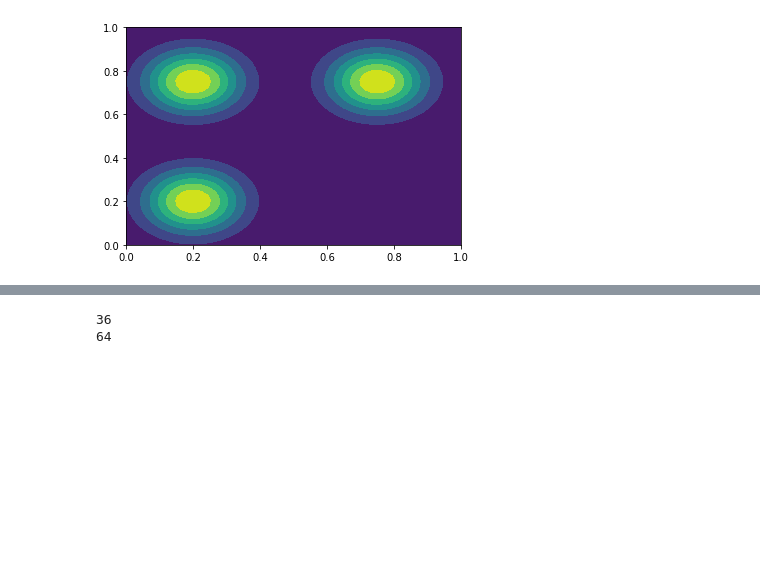
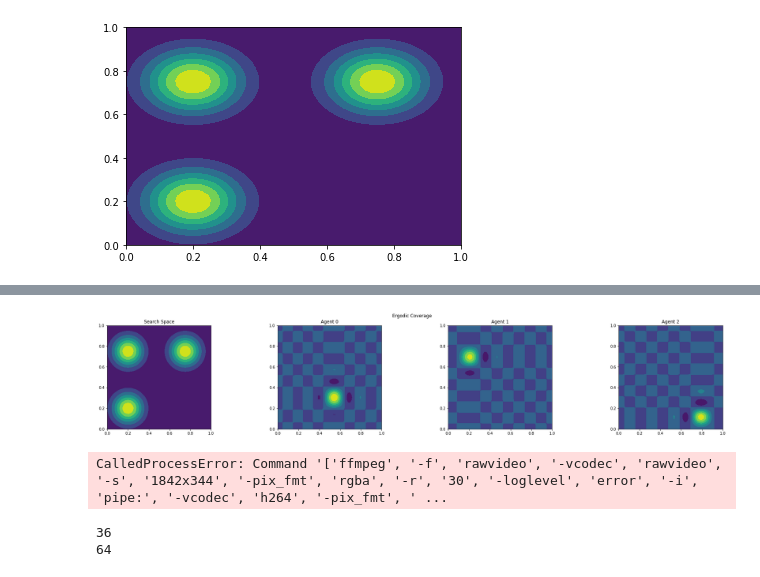
Before and after one commit to enkokoro/ergodic, a Jupyter notebook: ergodic_research.ipynb, the cells around one changed output, grey strips where cells are left out. Drawn from its saved outputs; the diff is of its cells as text; code cells hidden in the pictures; blank space fills up the shorter version.

```diff
--- a/ergodic_research.ipynb
+++ b/ergodic_research.ipynb
@@ -21,7 +22,7 @@ def get_h_k(new_k, U_shape):
 def get_fourier_fn_k(new_k, U_shape):
     # only torch one because we need gradient
     h_k = torch.tensor(get_h_k(new_k, U_shape))
-    return lambda x : (1/h_k) * torch.prod(torch.cos(x*new_k))
+    return lambda x : (1/h_k) * torch.prod(torch.cos(x*torch.tensor(new_k)))
 
 def get_lambda_k(new_k, n):
     s = (n+1)/2
@@ -40,7 +41,7 @@ def get_grad_fourier_fn_k(fourier_k):
 
 def get_functions_k(k, mu_dist, U_shape, N):
     n = len(U_shape)
-    new_k = torch.tensor(k)*np.pi/torch.tensor(U_shape)
+    new_k = np.array(k)*np.pi/np.array(U_shape)
     fourier_k = get_fourier_fn_k(new_k, U_shape)
     grad_fourier_k = get_grad_fourier_fn_k(fourier_k)
     lambda_k = get_lambda_k(new_k, n)
@@ -48,7 +49,7 @@ def get_functions_k(k, mu_dist, U_shape, N):
     return {'fourier_k': fourier_k,
             'grad_fourier_k': grad_fourier_k,
             'mu_k': mu_k,
-            'C_k': torch.zeros(N, 1),
+            'C_k': np.zeros(N, 1),
             'lambda_k': lambda_k}
 
 def get_functions(U_shape, mu_dist, K, N):
@@ -288,7 +313,7 @@ p2_total:  0.1863622475404353
 [figure]
 # %%
 """ Parameters """
-x = [torch.tensor([0.54,0.3]), torch.tensor([0.2, 0.7]), torch.tensor([0.8, 0.1])]
+x = [np.array([0.54,0.3]), np.array([0.2, 0.7]), np.array([0.8, 0.1])]
 U_shape=(1, 1)
 n = len(U_shape)
 mu_dist=p1
@@ -298,17 +323,17 @@ K=10
 u_max=0.5
 filename="mm_ergodic_order2"
 num_iter= 2000
-O = torch.ones(3, 3) # A = 1 full communication
-I = torch.diag(torch.ones(3)) # A = Id isolation
-P = torch.tensor([[1, 1, 0], # A = P
+O = np.ones((3, 3)) # A = 1 full communication
+I = np.diag(np.ones(3)) # A = Id isolation
+P = np.array([[1, 1, 0], # A = P
                   [1, 1, 0],
                   [0, 0, 1]])
 
-C = torch.tensor([[1, 1, 0], # A = C
+C = np.array([[1, 1, 0], # A = C
                   [1, 1, 1],
                   [0, 1, 0]]) # some weird pairing
 # Also A = Lr : communicates with things within radius r
-A = P.double()
+A = P
 
 fourier = {}
 grad_fourier = {}
@@ -316,7 +341,7 @@ lambd = {}
 mu = {}
 for k in np.ndindex(*[K]*n):
     print(k)
-    new_k = torch.tensor(k)*np.pi/torch.tensor(U_shape)
+    new_k = np.array(k)*np.pi/np.array(U_shape)
     fourier[k] = get_fourier_fn_k(new_k, U_shape)
     grad_fourier[k] = get_grad_fourier_fn_k(fourier[k])
     lambd[k] = get_lambda_k(new_k, n)
@@ -469,8 +543,8 @@ if filename is not None:
 # %%
 """ Animate c_k """
-frames = 500# len(overall_e_log)
+frames = 50#500# len(overall_e_log)
 
-fig, (ax0, *ax) = plt.subplots(1, N+1)
+fig, (ax0, *ax) = plt.subplots(1, N+1, figsize=(6.4*(N+1), 4.8))
 fig.suptitle('Ergodic Coverage')
 fig.tight_layout()
 
@@ -490,41 +564,45 @@ for i in range(N):
     pos_ln, = ax0.plot(pos_data[i][0], pos_data[i][1], c=colors[i], label=i)
     ax[i].set_title(f'Agent {i}')
     pos_lns.append(pos_ln)
-    f_c_k = lambda x: sum([agents[i].c_k_log[0][k]*fourier[k](torch.tensor(x)) for k in agents[i].k_bands])
+    f_c_k = lambda x: sum([agents[i].c_k_log[0][k]*fourier[k](torch.tensor(x)).numpy() for k in agents[i].k_bands])
+    ax[i].set_aspect('equal')
     c_k_ln = ax[i].contourf(X, Y, np.array(list(map(f_c_k, _s))).reshape(X.shape))
     c_k_lns.append(c_k_ln)
 
 def animate2d_init():
     c_k_collections = [c_k_ln.collections for c_k_ln in c_k_lns]
     return (*pos_lns, *c_k_collections)
 
 
 def animate2d_from_logs_update(frame):
     for i in range(N):
         pos_data[i][0].append(agents[i].x_log[frame][0])
         pos_data[i][1].append(agents[i].x_log[frame][1])
         pos_lns[i].set_data(pos_data[i][0], pos_data[i][1])
 
         for tp in c_k_lns[i].collections:
             tp.remove()
-        f_c_k = lambda x: sum([agents[i].c_k_log[frame][k]*fourier[k](torch.tensor(x)) for k in agents[i].k_bands])
+        f_c_k = lambda x: sum([agents[i].c_k_log[frame][k]*fourier[k](torch.tensor(x)).numpy() for k in agents[i].k_bands])
         c_k_lns[i] = ax[i].contourf(X, Y, np.array(list(map(f_c_k, _s))).reshape(X.shape))
         c_k_collections = [c_k_ln.collections for c_k_ln in c_k_lns]
     return (*pos_lns, *c_k_collections)
 
 
 update = animate2d_from_logs_update
 # frames = len(overall_e_log)
 
 
 FFwriter = animation.writers['ffmpeg']
 writer = FFwriter(fps=30, metadata=dict(artist='Me'), bitrate=1800)
 anime = animation.FuncAnimation(fig, animate2d_from_logs_update, init_func=animate2d_init,
                             frames=frames, interval=20, blit=False)
 
 plt.show()
 if filename is not None:
     anime.save(filename+"c_k_recon.mp4", writer=writer)
+# %% [output]
+[figure, added]
+CalledProcessError: Command '['ffmpeg', '-f', 'rawvideo', '-vcodec', 'rawvideo', '-s', '1842x344', '-pix_fmt', 'rgba', '-r', '30', '-loglevel', 'error', '-i', 'pipe:', '-vcodec', 'h264', '-pix_fmt', ' ...
 # %%
 # Spectral Decomposition
 # K = 10
```
Also changed, not shown: parts of 6 cells of this notebook.
